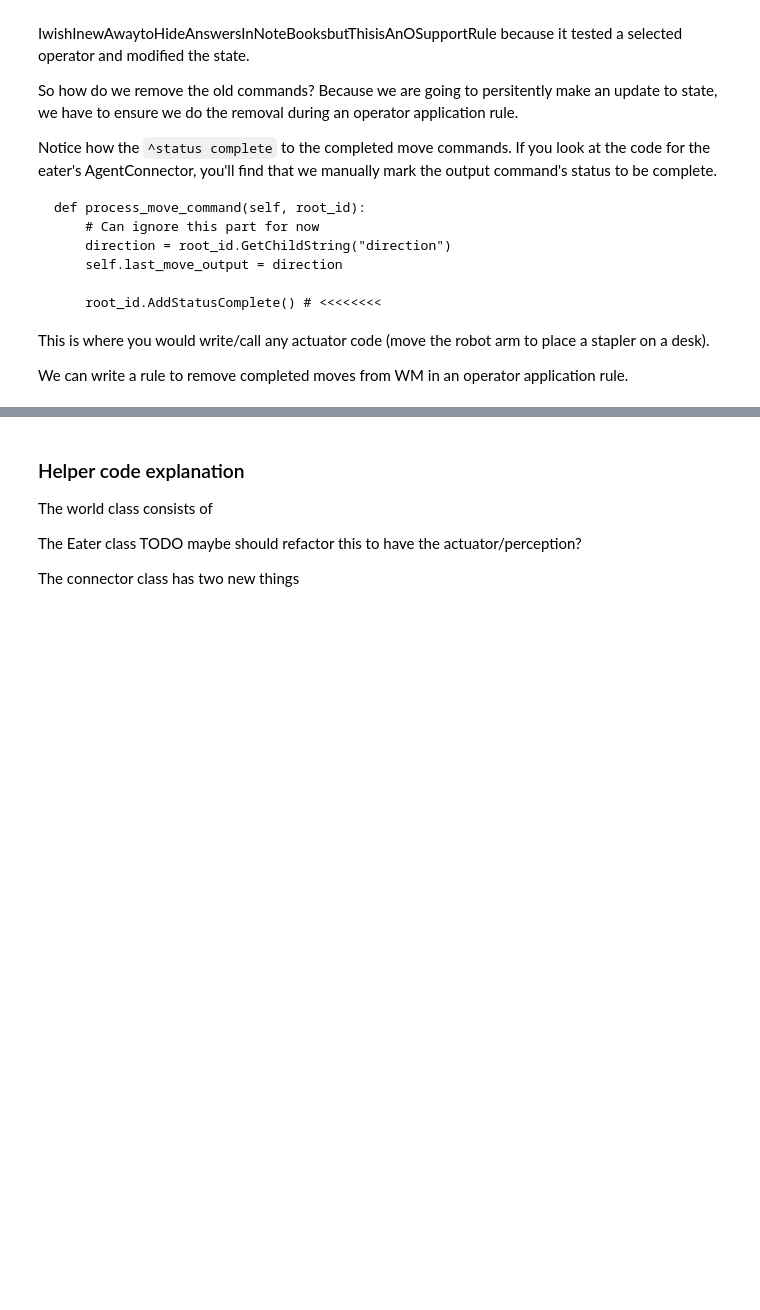
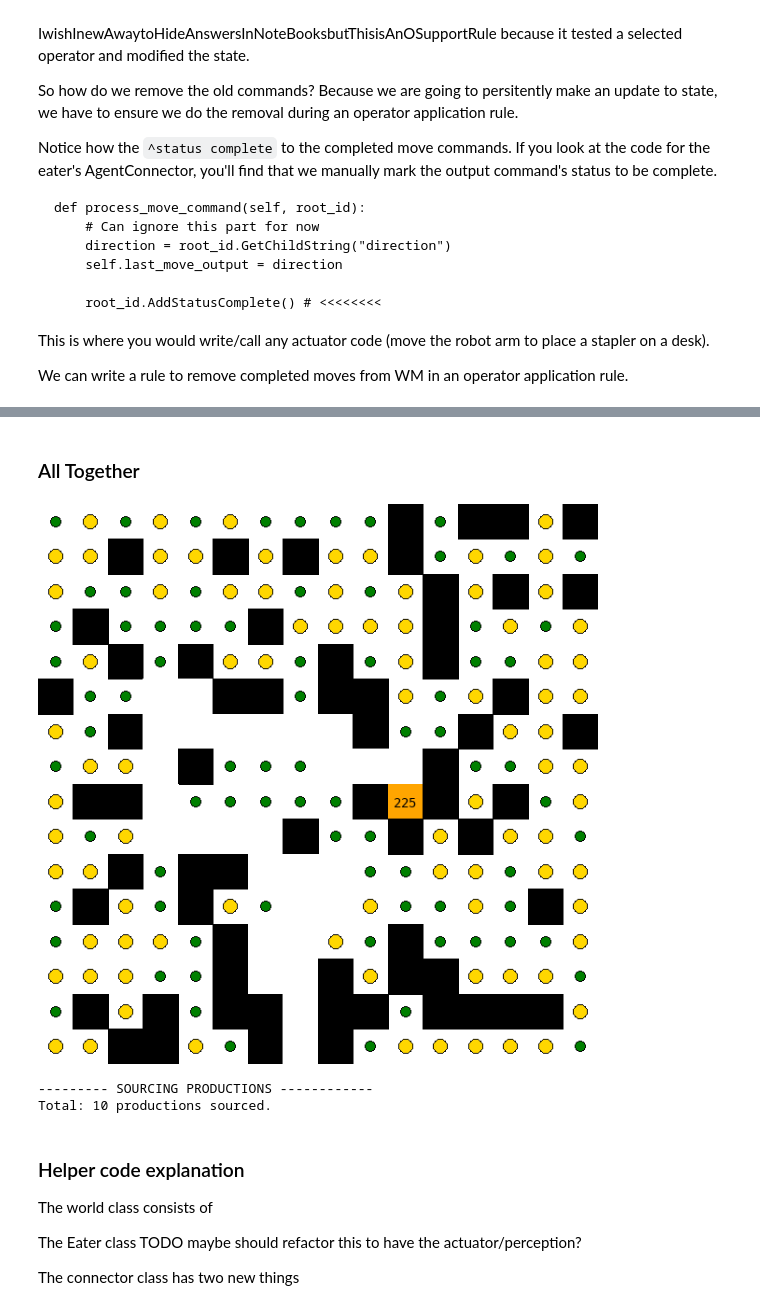
Before and after one commit to kierangilliam/soar, a Jupyter notebook: src/tutorial/3_eaters.ipynb, the cells around one changed output, grey strips where cells are left out. Drawn from its saved outputs; the diff is of its cells as text; code cells hidden in the pictures; blank space fills up the shorter version.

```diff
--- a/src/tutorial/3_eaters.ipynb
+++ b/src/tutorial/3_eaters.ipynb
@@ -1381,0 +1450,10 @@ PAGE 85
+# %%
+advanced__remove__last_direction = """
+sp {apply*advanced-move*remove*last-direction
+    (state <s> ^operator <o>
+               ^last-direction <last-direction>)
+    (<o> ^direction <> <last-direction>
+         ^name advanced-move)
+-->
+    (<s> ^last-direction <last-direction> -)}
+"""
@@ -1381,0 +1538,13 @@ PAGE 85
+# %%
+advanced__select__reject_backward = """
+sp {select*advanced-move*reject*backward
+    (state <s> ^operator <o> +
+               ^directions <d>
+               ^last-direction <last-dir>)
+    (<d> ^value <last-dir>
+         ^opposite <o-dir>)
+    (<o> ^name advanced-move
+         ^direction <o-dir>)
+-->
+    (<s> ^operator <o> -)}
+"""
@@ -1382,3 +1615,31 @@ PAGE 85
+# %% [markdown]
+### All Together
+# %%
+advanced__applications = advanced__boilerplate + \
+                         advanced__intitialize__directions + \
+                         advanced__create__last_direction + \
+                         advanced__remove__last_direction
+
+advanced_1 = advanced__applications + \
+             advanced__propose__no_backward
+
+advanced_2 = advanced__applications + \
+             advanced__select__reject_backward
+
+# print(advanced_1)
+
+eaters = [
+#     ('blue',   advanced__boilerplate), # The same as generalized-move
+    ('red',    advanced_1),
+#     ('purple', advanced_2),
+    ('orange', advanced_2),
+]
+
+runner(eaters, total_ticks=400, tick_speed=.2)
+# %% [output]
+[figure, added]
+--------- SOURCING PRODUCTIONS ------------
+Total: 10 productions sourced.
 # %% [markdown]
 ### Helper code explanation
 
```
Also changed, not shown: parts of 32 cells of this notebook.
